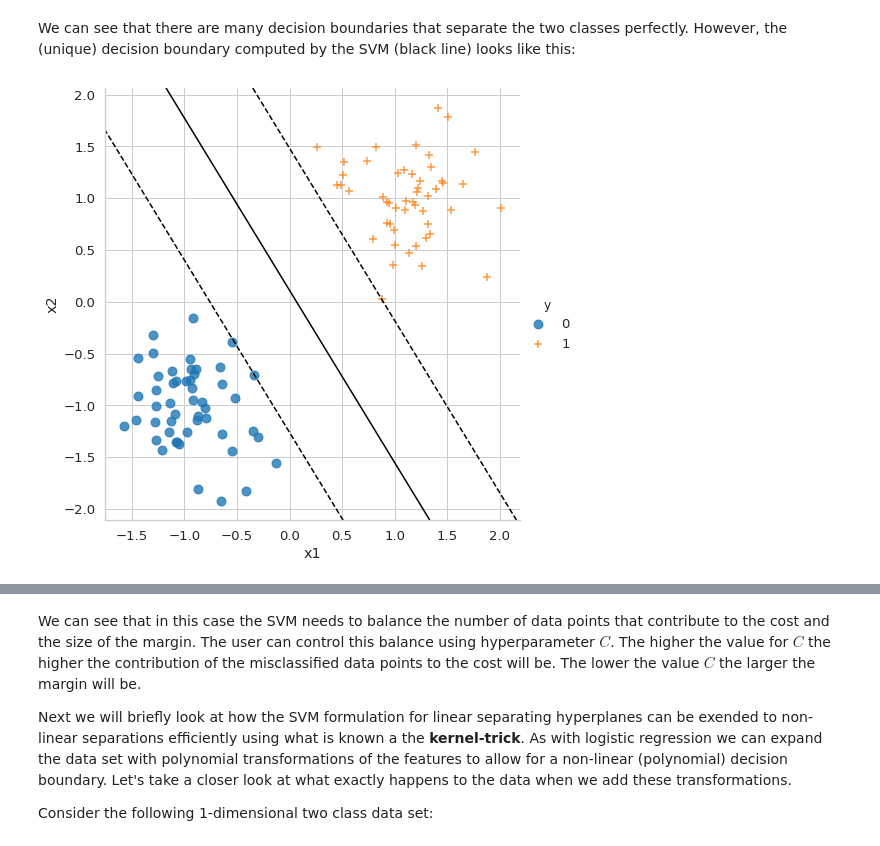
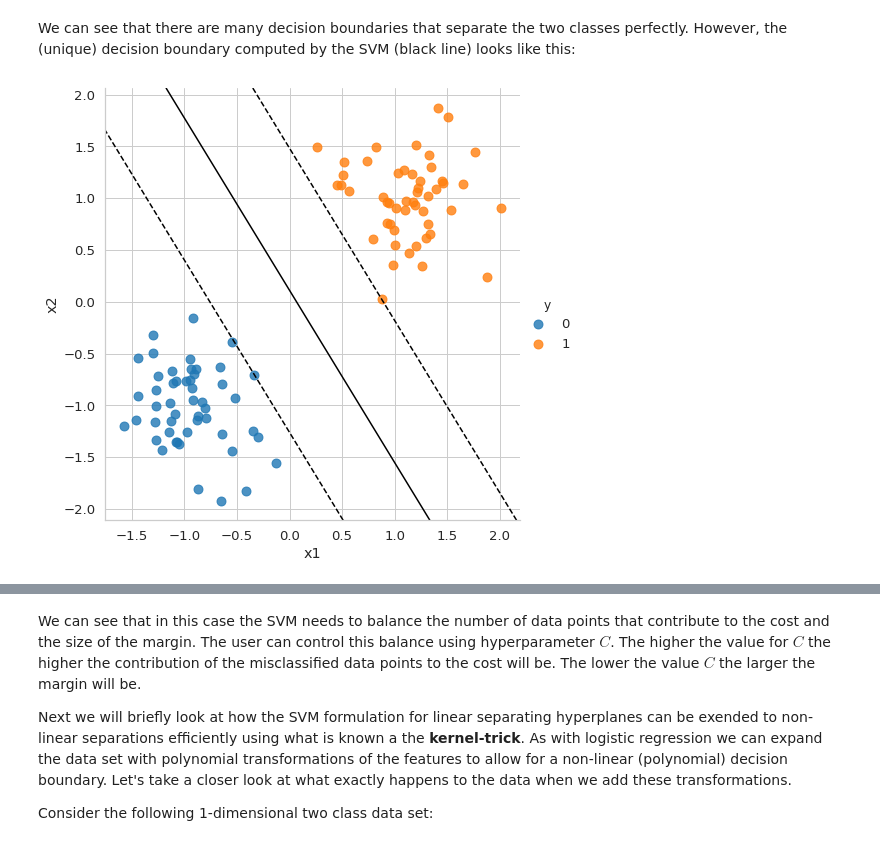
Before and after one commit to mtthsmoore/PRACTUNFINISHED_class_K-means, a Jupyter notebook: notebooks/5_SVM/5_Support_vector_machines.ipynb, the cells around one changed output, grey strips where cells are left out. Cells and saved outputs as stored; diff of their text form; code cells hidden in the pictures.

```diff
--- a/notebooks/5_SVM/5_Support_vector_machines.ipynb
+++ b/notebooks/5_SVM/5_Support_vector_machines.ipynb
@@ -172,16 +172,16 @@ We can see that there are many decision boundaries that separate the two classes
 # %%
 from sklearn.svm import SVC
 
 X = dataset_blobs.copy()
 y = X.pop('y')
 
 clf = SVC(kernel='linear')
 clf.fit(X, y)
 
-sns.lmplot(x="x1", y="x2", data=dataset_blobs, hue='y', markers=['o','+'],
+sns.lmplot(x="x1", y="x2", data=dataset_blobs, hue='y',
            fit_reg=False, height=7, scatter_kws={"s": 80})
 plot_svm_decision_function(clf)
 plt.show()
 # %% [output]
-[figure, old version]
+[figure, new version]
 # %% [markdown]
```
Also changed, not shown: parts of 14 cells of this notebook.
